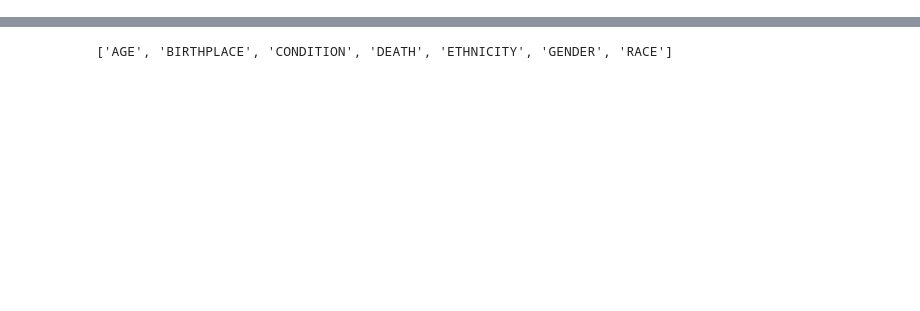
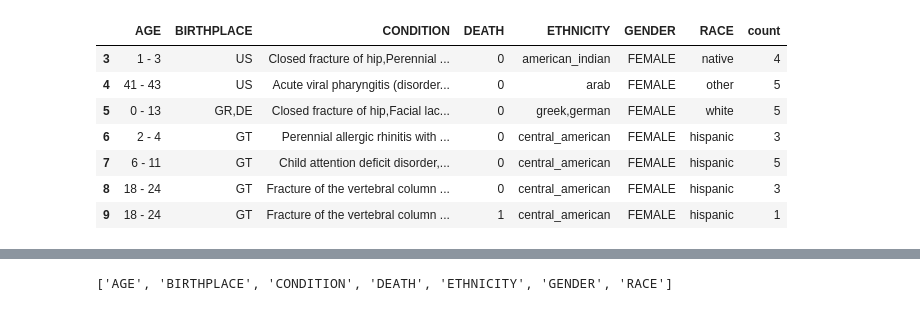
Before and after one commit to asha172/K-Anonymity, a Jupyter notebook: eval/anal.ipynb, the cells around one changed output, grey strips where cells are left out. Drawn from its saved outputs; the diff is of its cells as text; code cells hidden in the pictures; blank space fills up the shorter version.

```diff
--- a/eval/anal.ipynb
+++ b/eval/anal.ipynb
@@ -8,0 +40,11 @@ data = pd.read_csv('./data/finalPatientDataSet_20.csv', sep='\t')
+# %%
+data[3:10]
+# %% [output]
+|  | AGE | BIRTHPLACE | CONDITION | DEATH | ETHNICITY | GENDER | RACE | count |
+| 3 | 1 - 3 | US | Closed fracture of hip,Perennial ... | 0 | american_indian | FEMALE | native | 4 |
+| 4 | 41 - 43 | US | Acute viral pharyngitis (disorder... | 0 | arab | FEMALE | other | 5 |
+| 5 | 0 - 13 | GR,DE | Closed fracture of hip,Facial lac... | 0 | greek,german | FEMALE | white | 5 |
+| 6 | 2 - 4 | GT | Perennial allergic rhinitis with ... | 0 | central_american | FEMALE | hispanic | 3 |
+| 7 | 6 - 11 | GT | Child attention deficit disorder,... | 0 | central_american | FEMALE | hispanic | 5 |
+| 8 | 18 - 24 | GT | Fracture of the vertebral column ... | 0 | central_american | FEMALE | hispanic | 3 |
+| 9 | 18 - 24 | GT | Fracture of the vertebral column ... | 1 | central_american | FEMALE | hispanic | 1 |
```
Also changed, not shown: parts of 16 cells of this notebook, 4 other files.
